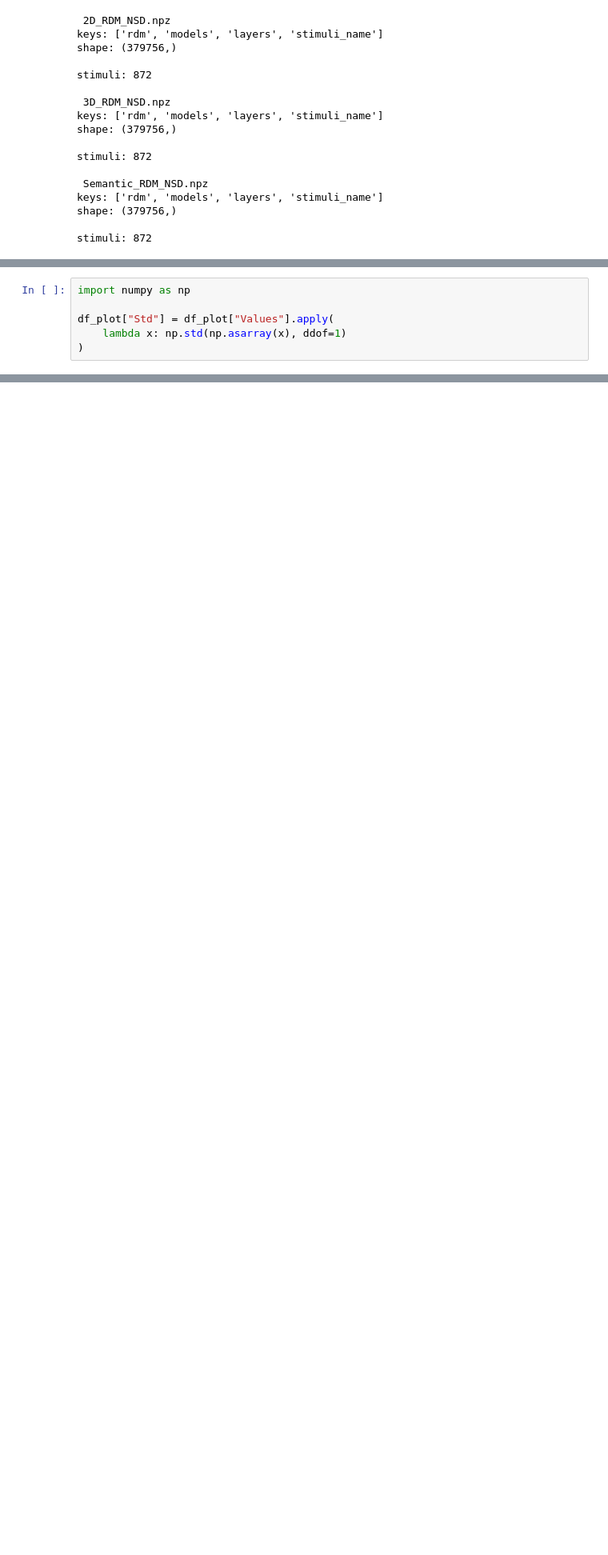
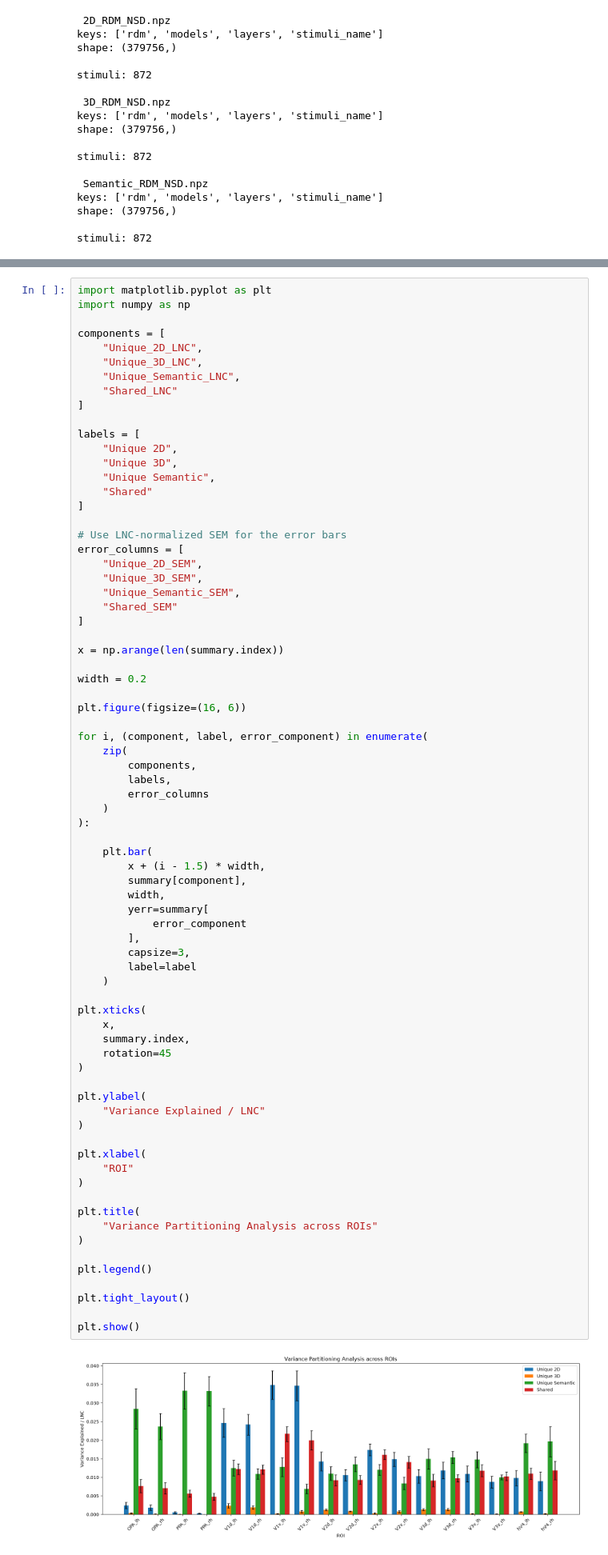
Before and after one commit to sari-saba-sadiya/Unravelling-Brain-Func-LAION, a Jupyter notebook: 3D/NSD dataset/Net2Brain_3D_NSD.ipynb, the cells around one changed output, grey strips where cells are left out. Shown at 80% size. Saved outputs shown, nothing was run; the diff lists cells and outputs as text; blank space fills up the shorter version.

Commit message:
Add OPA and divide variance explained by the LNC

```diff
--- a/3D/NSD dataset/Net2Brain_3D_NSD.ipynb
+++ b/3D/NSD dataset/Net2Brain_3D_NSD.ipynb
@@ -2593,6 +2769,0 @@ Saved: UVP_summary_ROIs_NSD.csv
-# %%
-import numpy as np
-
-df_plot["Std"] = df_plot["Values"].apply(
-    lambda x: np.std(np.asarray(x), ddof=1)
-)
@@ -2680,3 +2840,79 @@ plt.show()
+# %%
+import matplotlib.pyplot as plt
+import numpy as np
+
+components = [
+    "Unique_2D_LNC",
+    "Unique_3D_LNC",
+    "Unique_Semantic_LNC",
+    "Shared_LNC"
+]
+
+labels = [
+    "Unique 2D",
+    "Unique 3D",
+    "Unique Semantic",
+    "Shared"
+]
+
+# Use LNC-normalized SEM for the error bars
+error_columns = [
+    "Unique_2D_SEM",
+    "Unique_3D_SEM",
+    "Unique_Semantic_SEM",
+    "Shared_SEM"
+]
+
+x = np.arange(len(summary.index))
+
+width = 0.2
+
+plt.figure(figsize=(16, 6))
+
+for i, (component, label, error_component) in enumerate(
+    zip(
+        components,
+        labels,
+        error_columns
+    )
+):
+
+    plt.bar(
+        x + (i - 1.5) * width,
+        summary[component],
+        width,
+        yerr=summary[
+            error_component
+        ],
+        capsize=3,
+        label=label
+    )
+
+plt.xticks(
+    x,
+    summary.index,
+    rotation=45
+)
+
+plt.ylabel(
+    "Variance Explained / LNC"
+)
+
+plt.xlabel(
+    "ROI"
+)
+
+plt.title(
+    "Variance Partitioning Analysis across ROIs"
+)
+
+plt.legend()
+
+plt.tight_layout()
+
+plt.show()
+# %% [output]
+[figure, added]
 # %%
 df_vpa_all.to_csv(
     "UVP_all_ROIs_NSD.csv",
```
Also changed, not shown: parts of 13 cells of this notebook, 3 other files.
